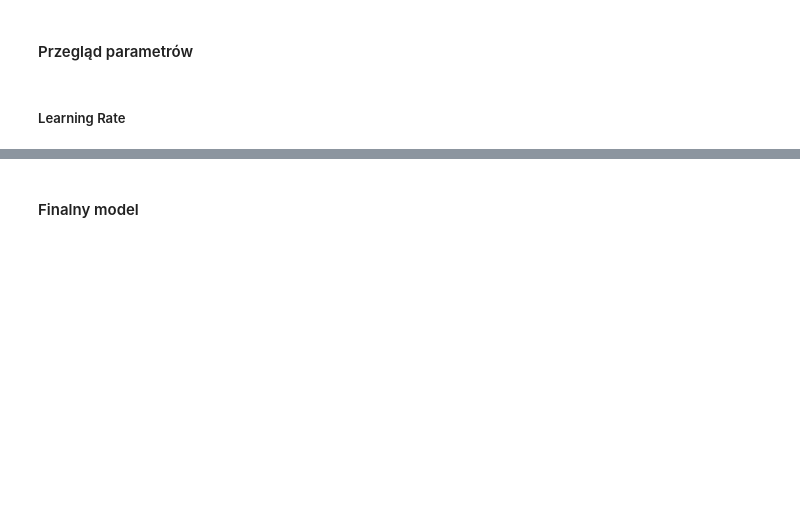
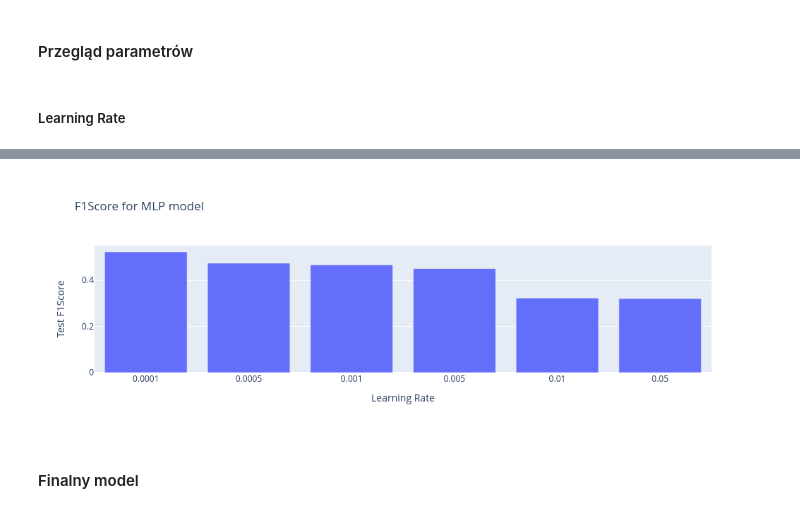
Before and after one commit to mateuszkochanek/reprezentacja-projekt, a Jupyter notebook: Report.ipynb, the cells around one changed output, grey strips where cells are left out. Cells and saved outputs as stored; diff of their text form; code cells hidden in the pictures; blank space fills up the shorter version.

```diff
--- a/Report.ipynb
+++ b/Report.ipynb
@@ -678,2 +764,12 @@ metrics_df
+# %%
+px.bar(
+    metrics_df,
+    x=metrics_df["Learning Rate"].astype(str),
+    y="Test F1Score",
+    title="F1Score for MLP model",
+    labels={"x": "Learning Rate"}
+)
+# %% [output]
+[figure, added]
 # %% [markdown]
 #### Finalny model
```
Also changed, not shown: parts of 28 cells of this notebook.
